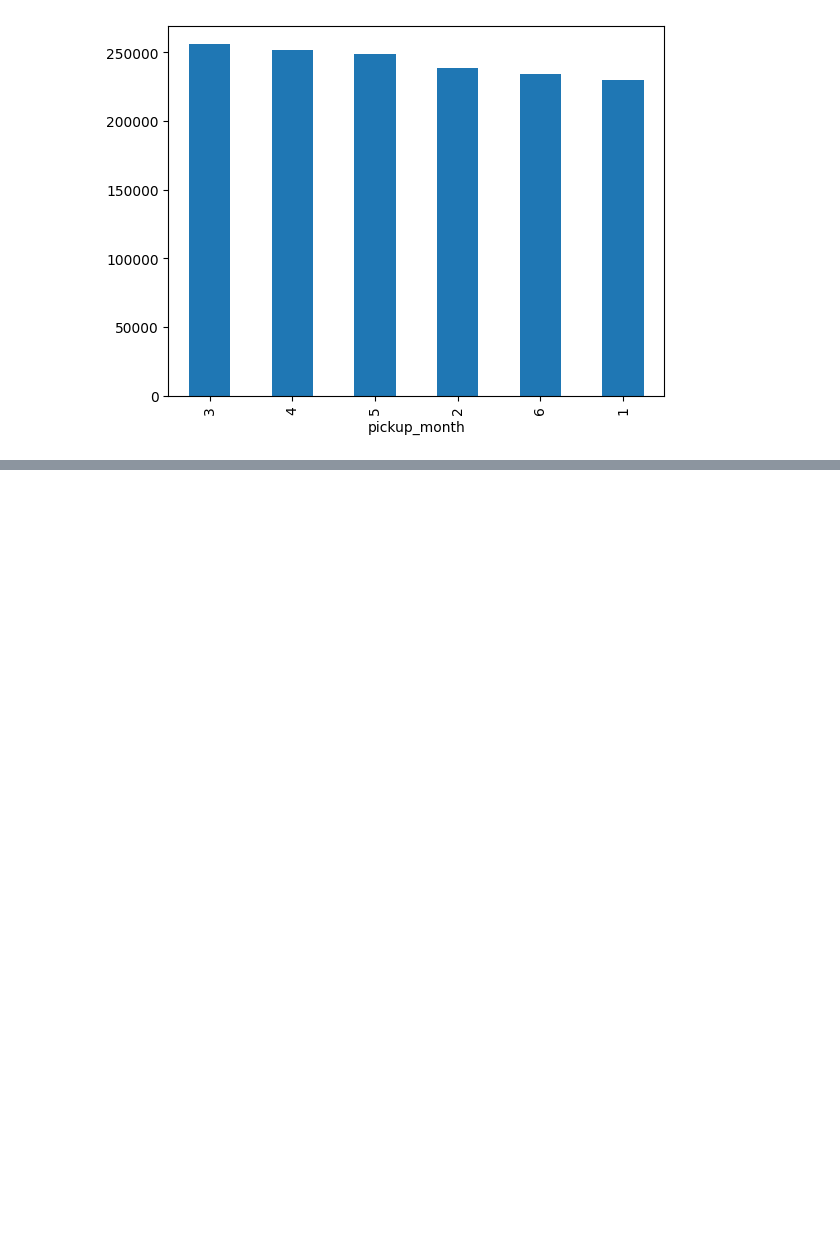
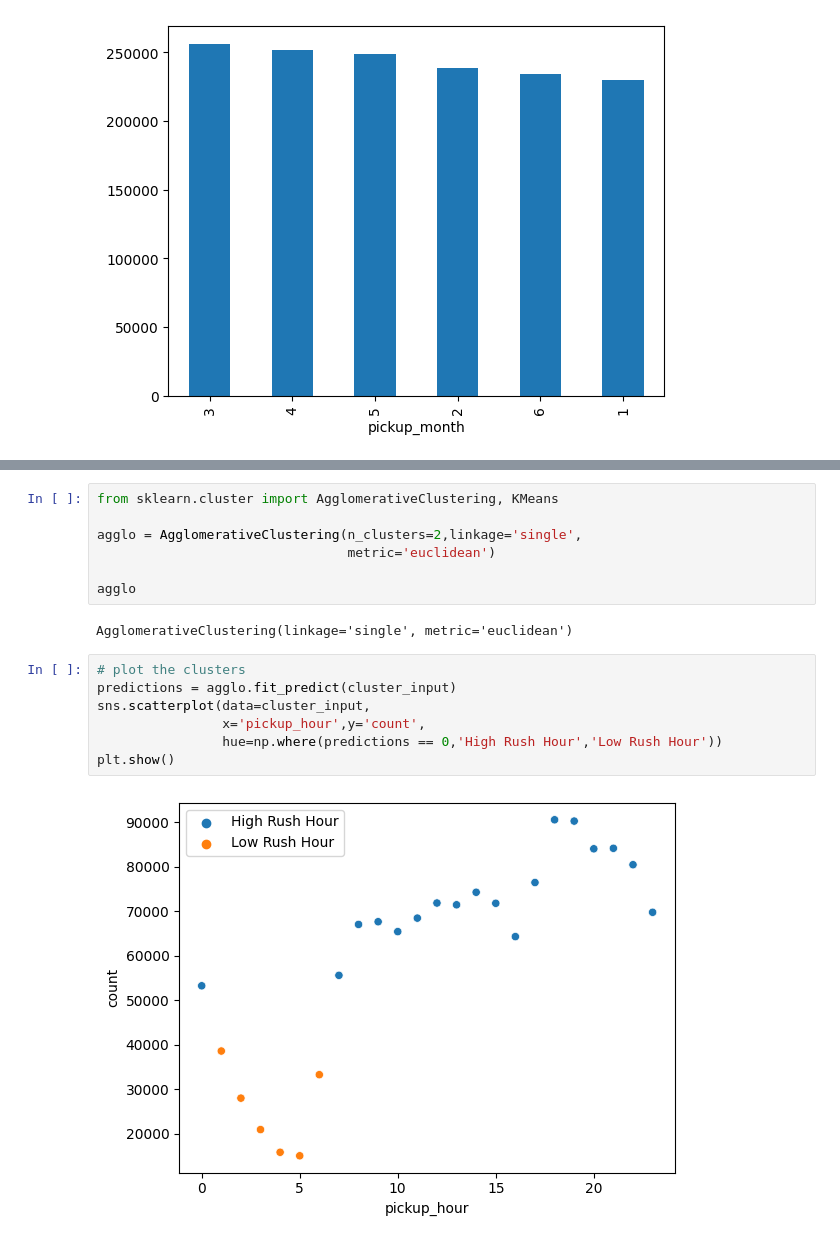
Before and after one commit to Himanshu-1703/kaggle-notebooks, a Jupyter notebook: rushing-through-nyc.ipynb, the cells around one changed output, grey strips where cells are left out. Cells and saved outputs as stored; diff of their text form; blank space fills up the shorter version.

```diff
--- a/rushing-through-nyc.ipynb
+++ b/rushing-through-nyc.ipynb
@@ -593,0 +633,18 @@ plt.show()
+# %%
+from sklearn.cluster import AgglomerativeClustering, KMeans
+
+agglo = AgglomerativeClustering(n_clusters=2,linkage='single',
+                                metric='euclidean')
+
+agglo
+# %% [output]
+AgglomerativeClustering(linkage='single', metric='euclidean')
+# %%
+# plot the clusters
+predictions = agglo.fit_predict(cluster_input)
+sns.scatterplot(data=cluster_input,
+                x='pickup_hour',y='count',
+                hue=np.where(predictions == 0,'High Rush Hour','Low Rush Hour'))
+plt.show()
+# %% [output]
+[figure, added]
```
Also changed, not shown: parts of 13 cells of this notebook.
